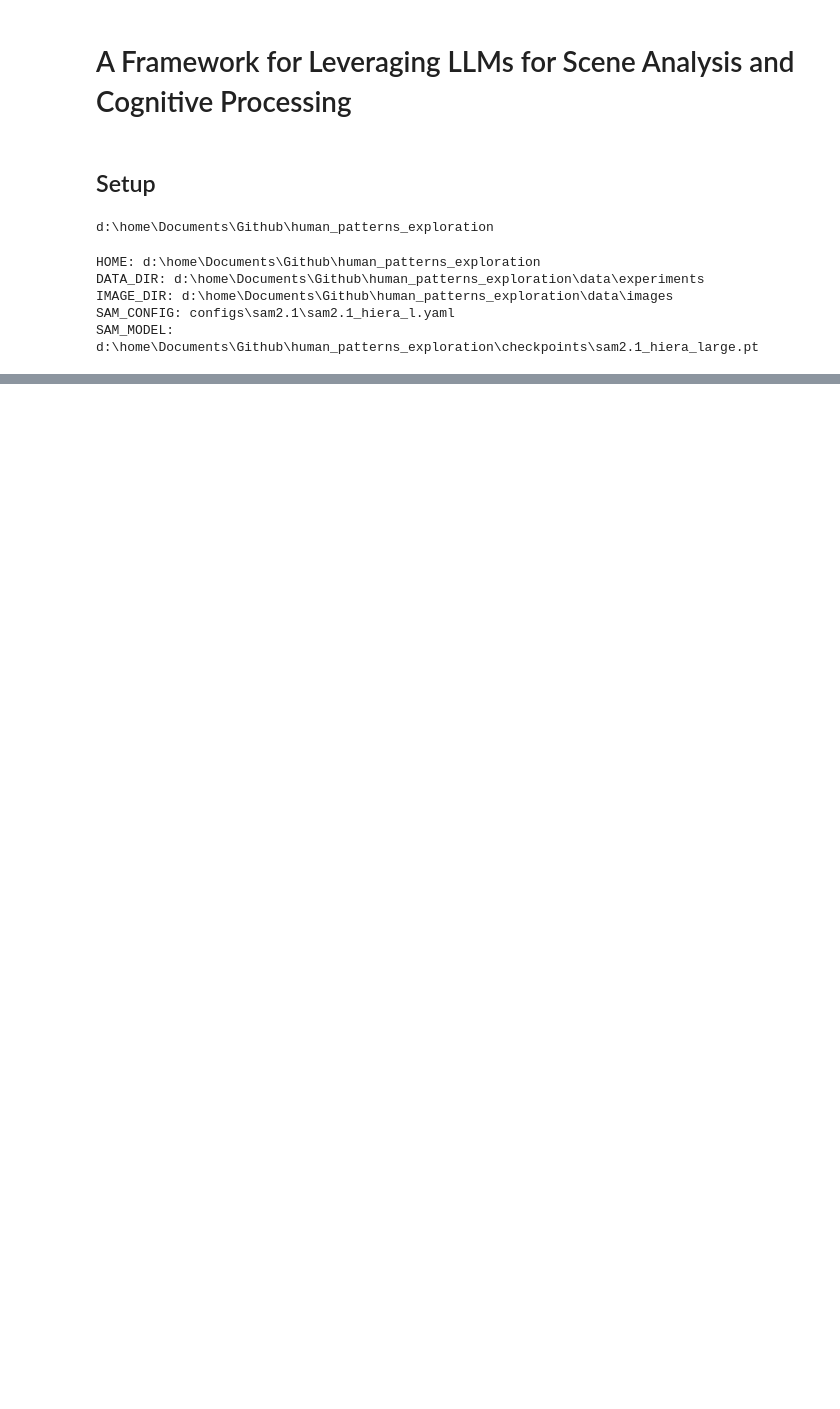
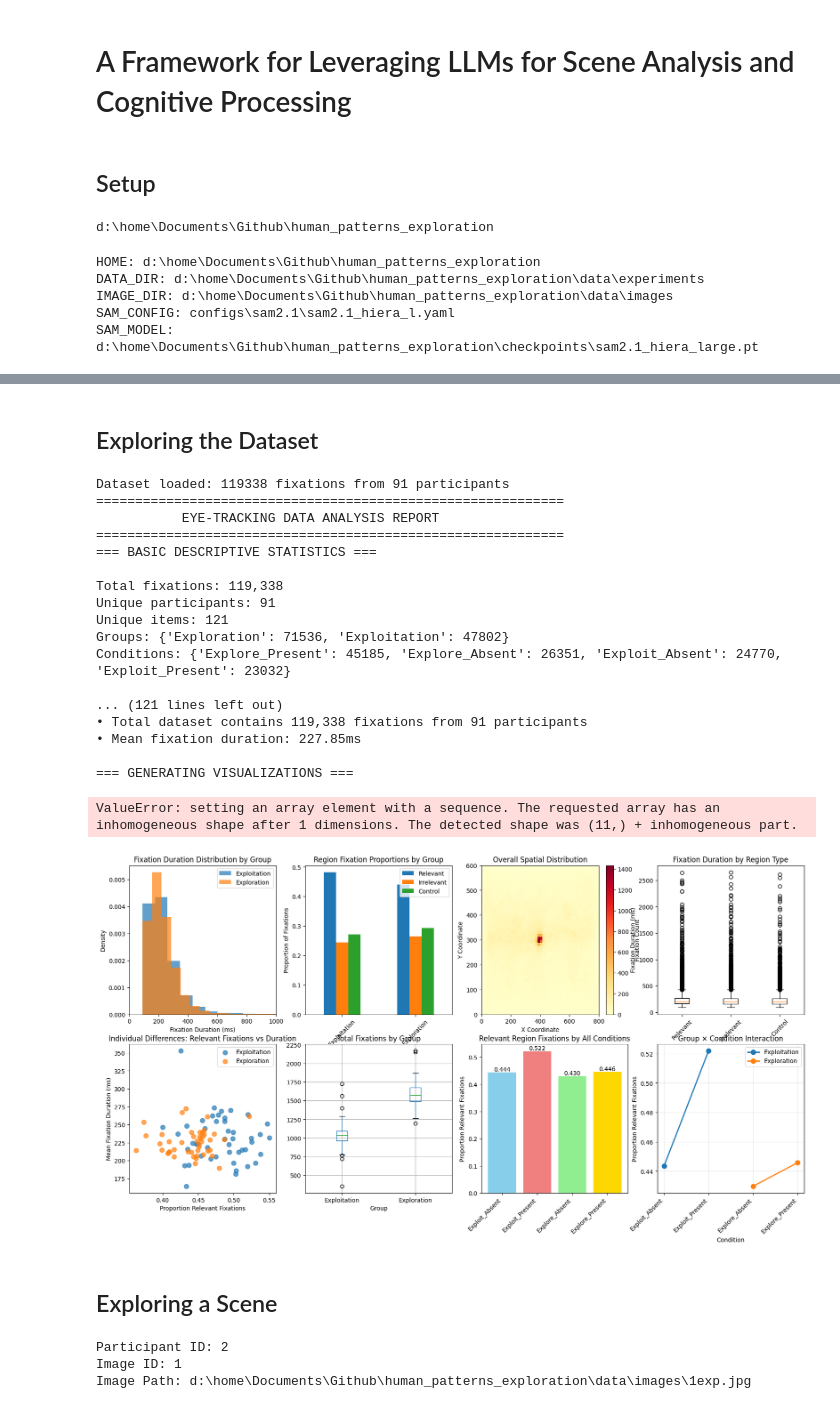
Before and after one commit to catarina-moreira/human_patterns_exploration, a Jupyter notebook: [0]_Data_Analysis.ipynb, the cells around one changed output, grey strips where cells are left out. Drawn from its saved outputs; the diff is of its cells as text; code cells hidden in the pictures; blank space fills up the shorter version.

Commit message:
created DataAnalyzer

```diff
--- a/[0]_Data_Analysis.ipynb
+++ b/[0]_Data_Analysis.ipynb
@@ -275,0 +38,52 @@ print("\nMask Labeling:\n", mask_label)
+# %% [markdown]
+## Exploring the Dataset
+# %%
+datapath = os.path.join("data", "experiments", "XSQ_Expt1_Data_2.csv")
+analyzer = DataAnalyzer(datapath)
+
+results = analyzer.comprehensive_report()
+analyzer.generate_visualizations(save_plots=True)
+# %% [output]
+Dataset loaded: 119338 fixations from 91 participants
+============================================================
+           EYE-TRACKING DATA ANALYSIS REPORT
+============================================================
+=== BASIC DESCRIPTIVE STATISTICS ===
+
+Total fixations: 119,338
+Unique participants: 91
+Unique items: 121
+Groups: {'Exploration': 71536, 'Exploitation': 47802}
+Conditions: {'Explore_Present': 45185, 'Explore_Absent': 26351, 'Exploit_Absent': 24770, 'Exploit_Present': 23032}
+
+... (121 lines left out)
+• Total dataset contains 119,338 fixations from 91 participants
+• Mean fixation duration: 227.85ms
+
+=== GENERATING VISUALIZATIONS ===
+ValueError: setting an array element with a sequence. The requested array has an inhomogeneous shape after 1 dimensions. The detected shape was (11,) + inhomogeneous part.
+[figure, added]
+# %% [markdown]
+## Exploring a Scene
+# %%
+
+
+# choose a participant to analyze
+part_ID = data.ParticipantID.unique()[0]
+participant = Participant(part_ID)
+print("Participant ID:", part_ID)
+
+# choose an image to analyze
+imgID = data[data.ParticipantID == part_ID].ItemNum.iloc[0]
+print("Image ID:", imgID)
+imgpath = os.path.join(IMAGE_DIR, f"{imgID}exp.jpg")
+print("Image Path:", imgpath)
+imageData = ImageData(imgpath)
+
+CONDITION_ID = 1
+GROUP_ID = 1
+task = FixationTask(participant, imageData, data, condition = CONDITION_ID, group = GROUP_ID)
+# %% [output]
+Participant ID: 2
+Image ID: 1
+Image Path: d:\home\Documents\Github\human_patterns_exploration\data\images\1exp.jpg
```
Also changed, not shown: parts of 23 cells of this notebook, 5 other files.
